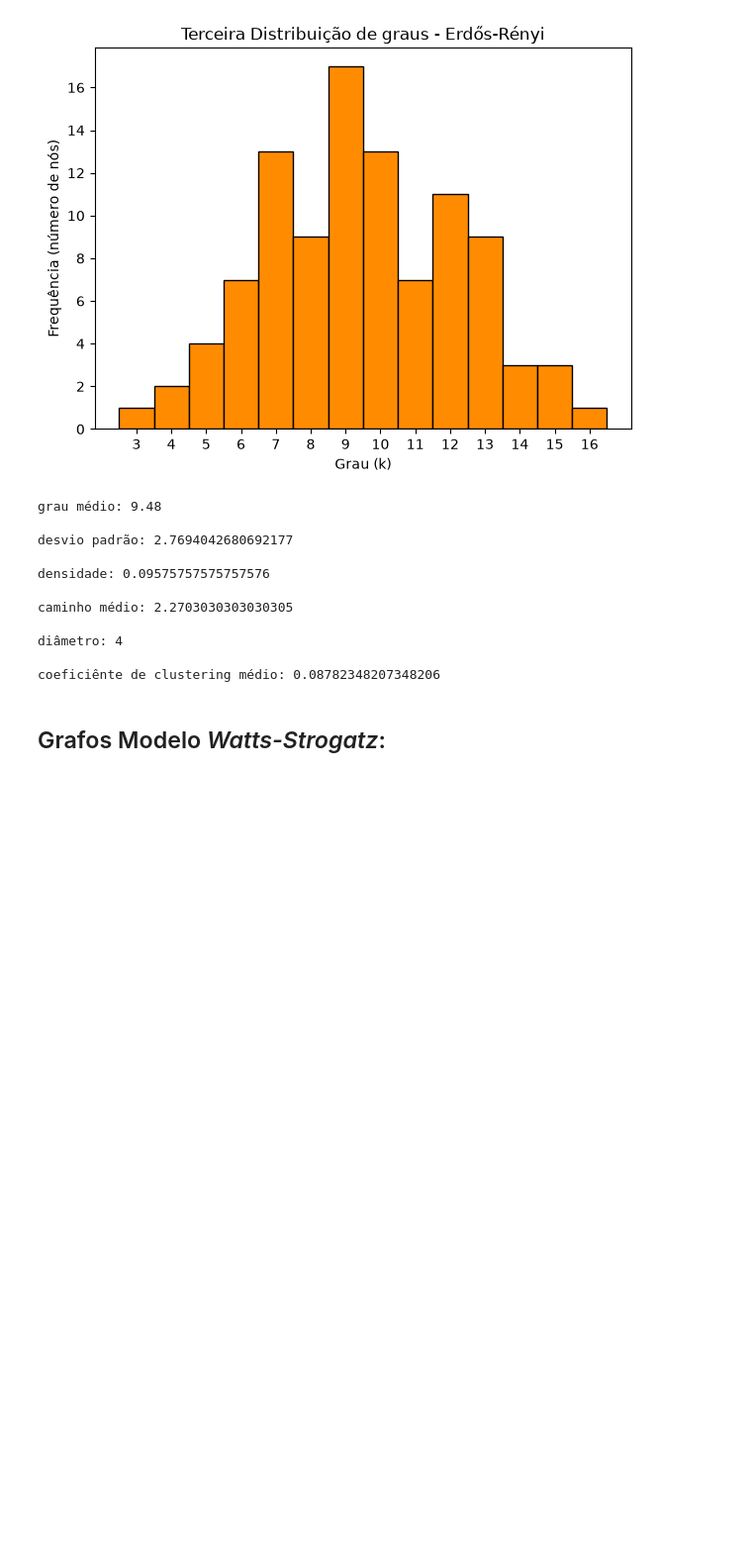
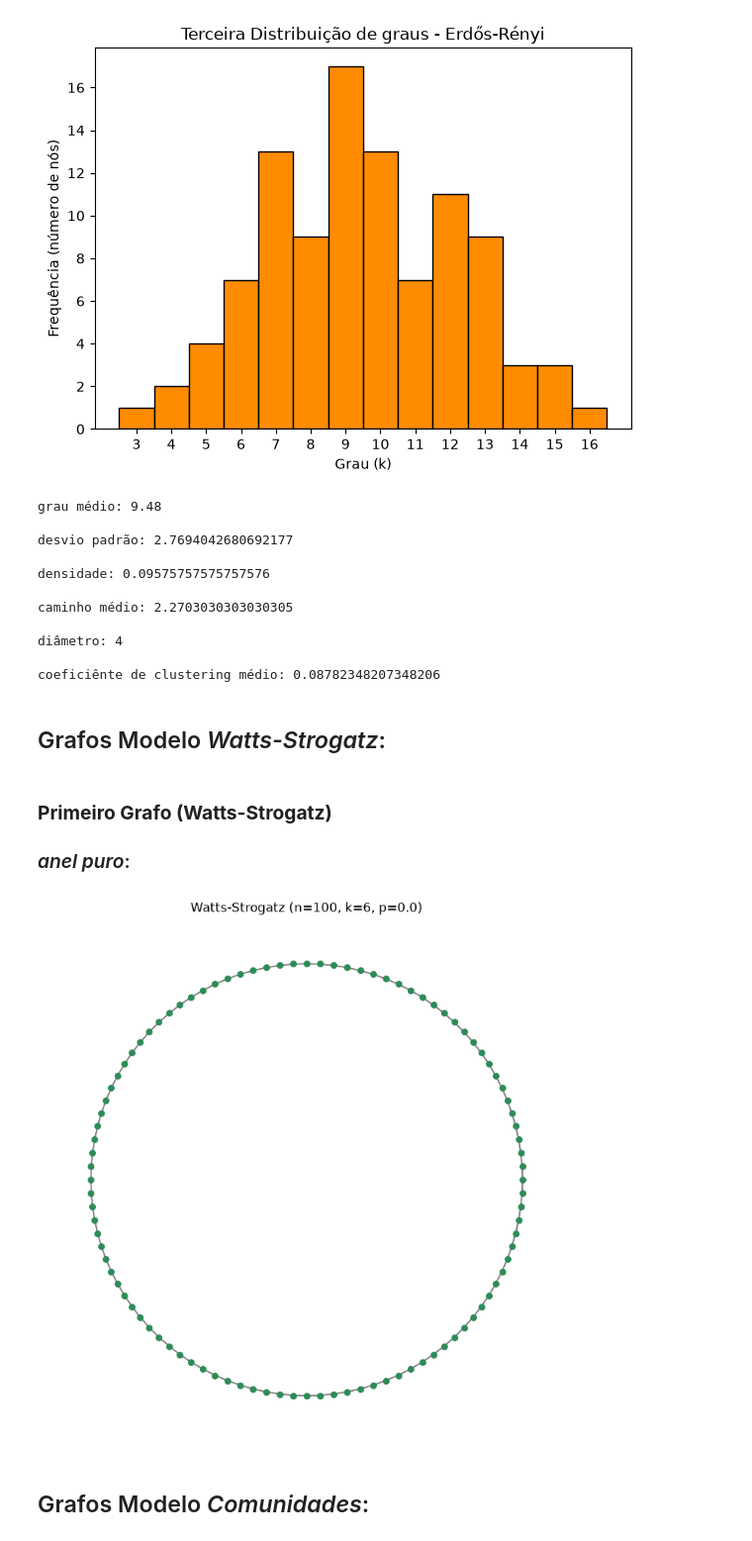
Before and after one commit to davialbuquerquerocha/EMAp.modelagem, a Jupyter notebook: parte1.ipynb, the cells around one changed output. Shown at 99% size. Drawn from its saved outputs; the diff is of its cells as text; code cells hidden in the pictures; blank space fills up the shorter version.

Commit message:
iniciated watts strogatz

```diff
--- a/parte1.ipynb
+++ b/parte1.ipynb
@@ -169,7 +172,35 @@ coeficiênte de clustering médio: 0.08782348207348206
 # %% [markdown]
 ## Grafos Modelo _Watts-Strogatz_:
 # %%
-grafo_ws = nx.watts_strogatz_graph(n=100, k=6, p=0.1)
+WS_1 = nx.watts_strogatz_graph(n = 100, k = 6, p = 0.0, seed = 42) # anel puro
+grau_ws1 = [grau_er1 for no, grau_er1 in ER_1.degree()]
+
+WS_2 = nx.watts_strogatz_graph(n = 100, k = 6, p = 0.05, seed = 42) # mundo pequeno
+grau_ws2 = [grau_er1 for no, grau_er1 in ER_1.degree()]
+
+WS_3 = nx.watts_strogatz_graph(n = 100, k = 6, p = 0.5, seed = 42) # em transição
+grau_ws3 = [grau_er1 for no, grau_er1 in ER_1.degree()]
+# %% [markdown]
+### **Primeiro Grafo (Watts-Strogatz)**
+### _anel puro_:
+# %%
+pos = nx.circular_layout(WS_1)
+
+plt.figure(figsize=(7, 7))
+nx.draw(
+    WS_1, pos,
+    node_size=30,
+    node_color="seagreen",
+    edge_color="gray",
+    width=0.5,
+    with_labels=False
+)
+plt.title("Watts-Strogatz (n=100, k=6, p=0.0)")
+plt.show()
+# %% [output]
+[figure, added]
+# %% [markdown]
+## Grafos Modelo _Comunidades_:
 # %%
 sizes = [25, 25, 25, 25]  # 4 comunidades de 25 nós
 p_matrix = [
```
Also changed, not shown: parts of 13 cells of this notebook.
